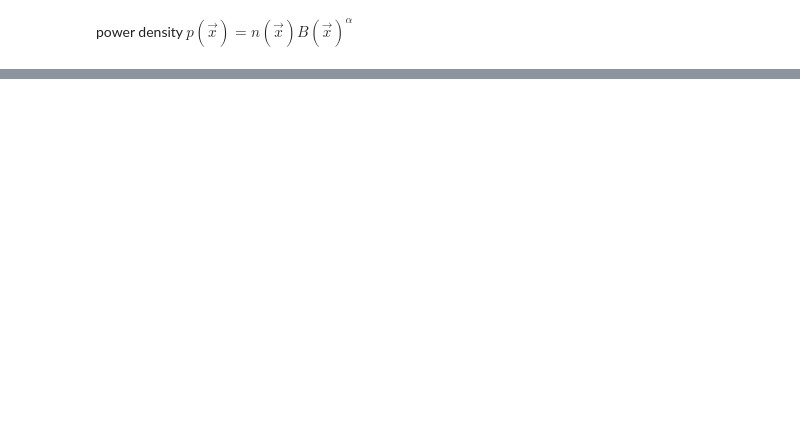
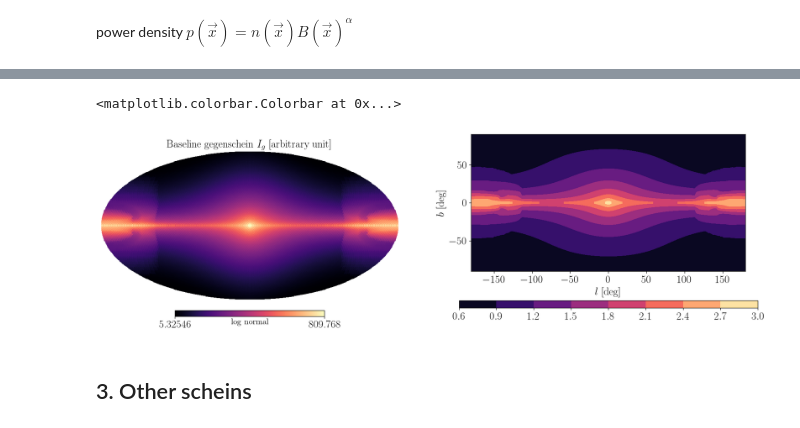
Before and after one commit to yitiansun/axion-mirror, a Jupyter notebook: 3D_model/galactic synchrotron.ipynb, the cells around one changed output, grey strips where cells are left out. Cells and saved outputs as stored; diff of their text form; code cells hidden in the pictures; blank space fills up the shorter version.

```diff
--- a/3D_model/galactic synchrotron.ipynb
+++ b/3D_model/galactic synchrotron.ipynb
@@ -249,0 +269,28 @@ fig.colorbar(im, ax=ax, orientation='horizontal', aspect=40);
+# %%
+rho_integral_map = rho_integral(lb_s)
+# %%
+# antipodal Haslam map
+Ig_map = I_src_map[anti_inds] * rho_integral_map
+# %%
+Ig_cart_map = np.zeros(cart_shape)
+
+for ib, b in enumerate(tqdm(b_s_cart)):
+    lb_s_row = jnp.stack([l_s_cart, jnp.full_like(l_s_cart, b)], axis=-1)
+    anti_lb_s_row = jnp.stack([anti_l_s_cart, jnp.full_like(anti_l_s_cart, -b)], axis=-1)
+    Ig_cart_map[ib] = I_src(anti_lb_s_row) * rho_integral(lb_s_row)
+# %%
+fig, axs = plt.subplots(1, 2, figsize=(20,6))
+
+plt.axes(axs[0])
+hp.mollview(Ig_map, norm='log', cmap='magma',
+            title=r'Baseline gegenschein $I_g$ [arbitrary unit]', unit='log normal', hold=True)
+im = axs[1].contourf(jnp.rad2deg(l_s_cart), jnp.rad2deg(b_s_cart), np.log10(Ig_cart_map),
+               cmap='magma')
+axs[1].set(xlabel=r'$l$ [deg]', ylabel=r'$b$ [deg]')
+axs[1].set(aspect=1)
+fig.colorbar(im, ax=axs[1], orientation='horizontal', aspect=40)
+# %% [output]
+<matplotlib.colorbar.Colorbar at 0x...>
+[figure, added]
+# %% [markdown]
+## 3. Other scheins
```
Also changed, not shown: parts of 53 cells of this notebook, 12 other files.
